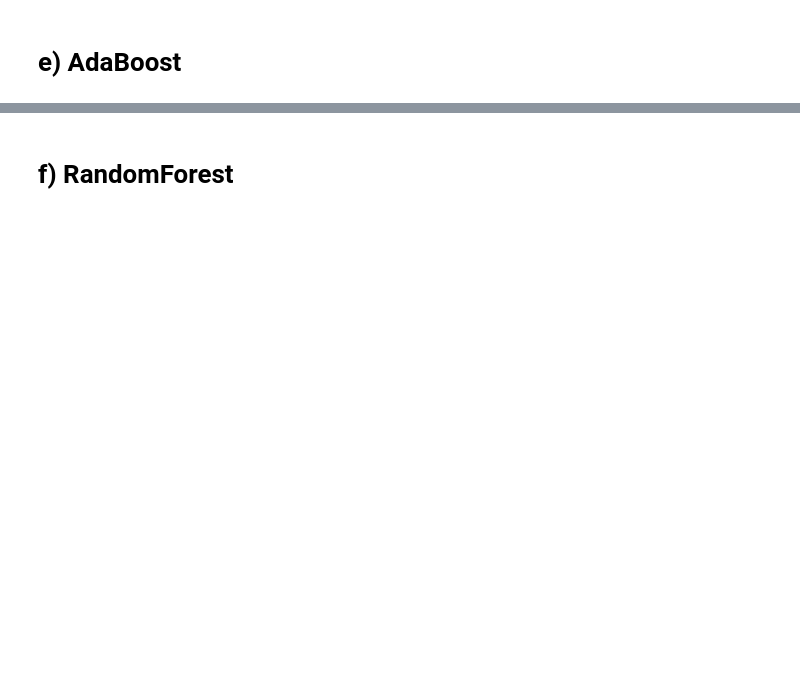
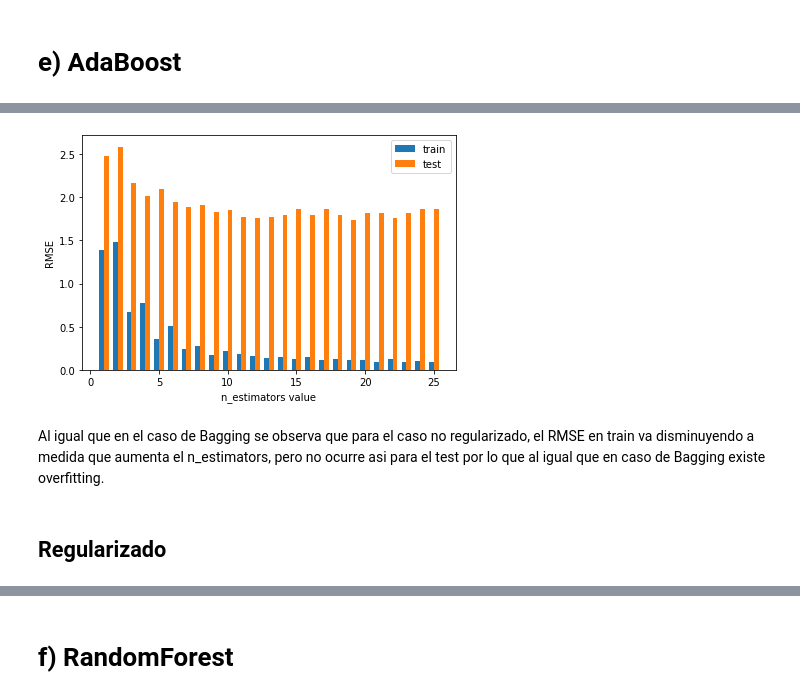
Before and after one commit to chrisgcs/TareaFinalML, a Jupyter notebook: Desarrollo.ipynb, the cells around one changed output, grey strips where cells are left out. Drawn from its saved outputs; the diff is of its cells as text; code cells hidden in the pictures; blank space fills up the shorter version.

```diff
--- a/Desarrollo.ipynb
+++ b/Desarrollo.ipynb
@@ -385,3 +391,32 @@ RMSE val=  1.7034029520525176
+# %%
+train=[]
+test=[]
+for i in range(25):
+    model_unr = AdaBoostRegressor(base_estimator=Tree(), n_estimators = i+1)
+    model_unr.fit(X_train, y_train)
+    y_train_hat = model_unr.predict(X_train)
+    y_val_hat = model_unr.predict(X_val)
+    train.append(RMSE(y_train,y_train_hat))
+    test.append(RMSE(y_val,y_val_hat))
+
+fig, ax = plt.subplots()
+
+rects1 = ax.bar(np.arange(1,26) - 0.35/2, train, 0.35, label='train')
+rects2 = ax.bar(np.arange(1,26) + 0.35/2, test, 0.35, label='test')
+ax.legend()
+ax.set_ylabel('RMSE')
+ax.set_xlabel('n_estimators value')
+ax.legend()
+
+
+fig.tight_layout()
+plt.show()
+# %% [output]
+[figure, added]
+# %% [markdown]
+Al igual que en el caso de Bagging se observa que para el caso no regularizado, el RMSE en train va disminuyendo a medida que aumenta el n_estimators, pero no ocurre asi para el test por lo que al igual que en caso de Bagging existe overfitting.
+# %% [markdown]
+## Regularizado
 # %%
 model_r = AdaBoostRegressor(base_estimator=Tree(max_depth = 25, min_samples_split = 20), n_estimators=25)
 model_r.fit(X_train, y_train)
```
Also changed, not shown: parts of 23 cells of this notebook.
